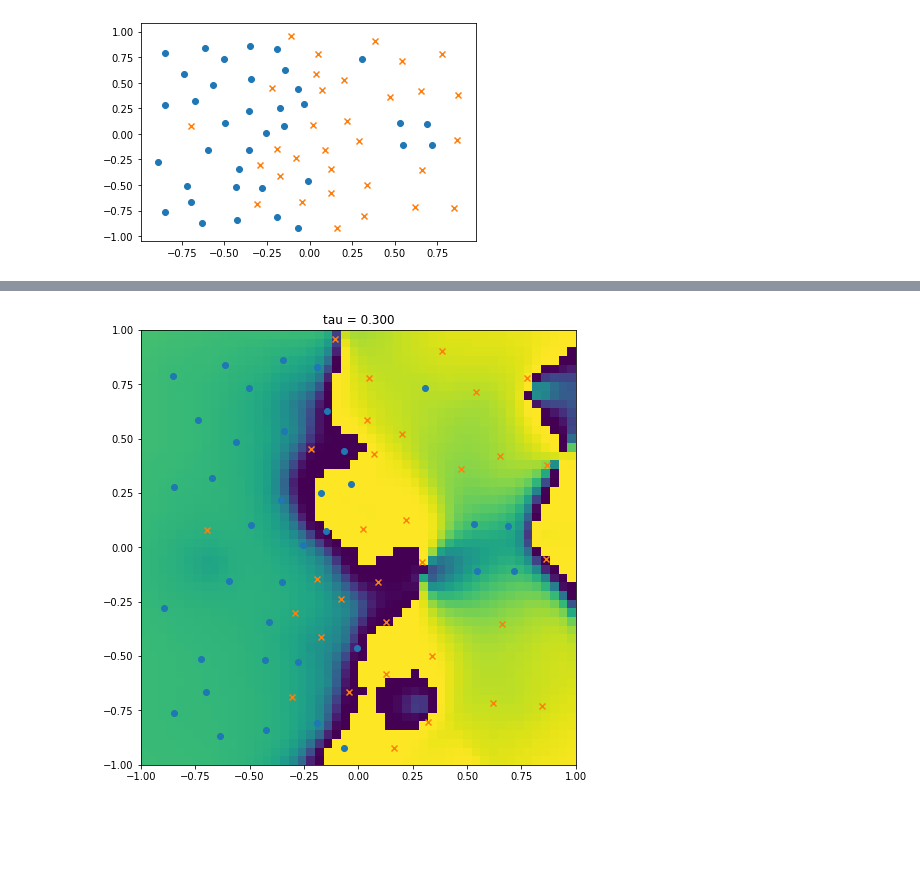
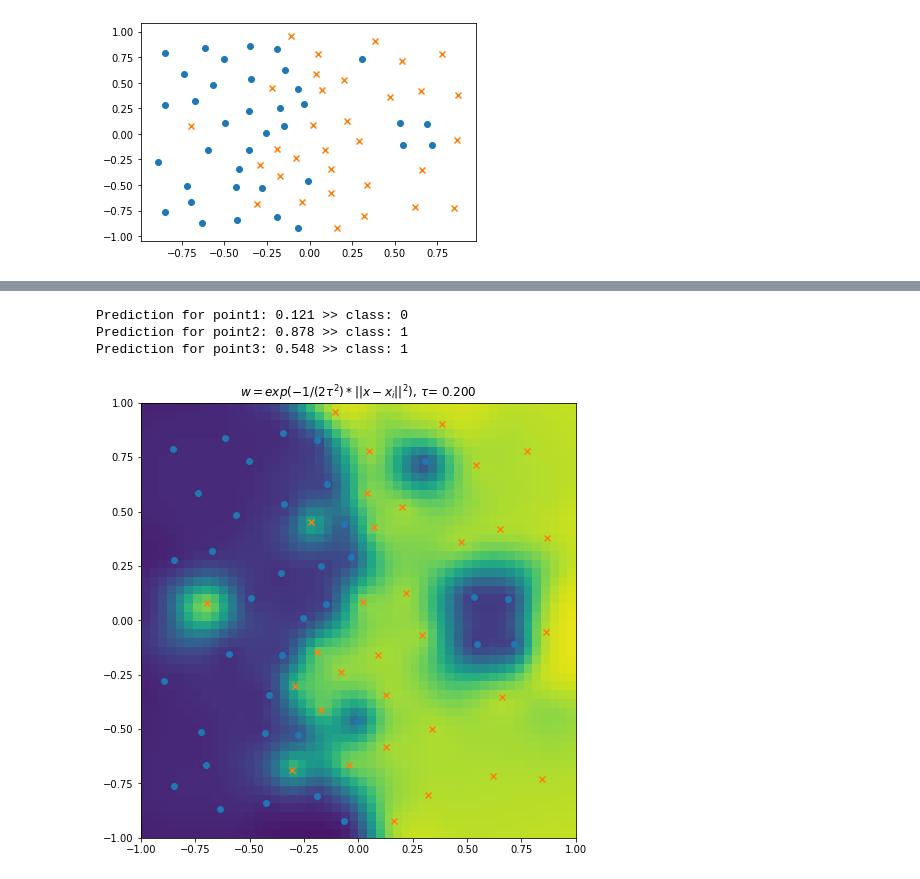
Before and after one commit to LecJackS/CS229-ML-Andrew-Ng, a Jupyter notebook: Problem Set #1.ipynb, the cells around one changed output, grey strips where cells are left out. Drawn from its saved outputs; the diff is of its cells as text; code cells hidden in the pictures; blank space fills up the shorter version.

Commit message:
Done with locally weighted logistic regression

```diff
--- a/Problem Set #1.ipynb
+++ b/Problem Set #1.ipynb
@@ -349,39 +441,41 @@ plt.show()
+# %%
+print('Prediction for point1: %.3f >> class: %d' % (lwlr(x, y, point1), round(lwlr(x, y, point1))))
+print('Prediction for point2: %.3f >> class: %d' % (lwlr(x, y, point2), round(lwlr(x, y, point2))))
+print('Prediction for point3: %.3f >> class: %d' % (lwlr(x, y, point3), round(lwlr(x, y, point3))))
+# %% [output]
+Prediction for point1: 0.121 >> class: 0
+Prediction for point2: 0.878 >> class: 1
+Prediction for point3: 0.548 >> class: 1
 # %%
-import itertools
-# plot whatever you need...
-# now, before saving to file:
 figure = plt.gcf() # get current figure
 figure.set_size_inches(8, 8)
 # when saving, specify the DPI
 
-def lwlr_grid(X, y, i, j, res, tau):
-    return locally_weighted_logistic_regression(X, y, np.asarray([2*i/(res-1)-1, 2*j/(res-1)-1]), tau)
+def lwlr_grid(X, y, i, j, res, tau, lambd):
+    return locally_weighted_logistic_regression(X, y, np.asarray([2*i/(res-1)-1, 2*j/(res-1)-1]), tau, lambd)
 
-def plot_lwlr(X, y, tau, res=50, save=False, idx=0):
-    #x = np.zeros(2)
+def plot_lwlr(X, y, tau, lambd=1e-4, res=50, save=False, idx=0):
+    # Evaluates a grid of (res x res) points (x0,x1)
+    x = np.zeros(2)
     pred = np.ndarray((res,res))
-    #for i in range(res):
-    #    for j in range(res):
-    #        x[0] = 2*i/(res-1) - 1
-    #        x[1] = 2*j/(res-1) - 1
-    #        pred[j,i] = locally_weighted_logistic_regression(X, y, x, tau)
-    pred = [lwlr_grid(X, y, i, j, res, tau) for i, j in itertools.product(range(res),range(res))]
-    pred = np.reshape(pred, (res,res), order='F')
-    #imagesc(pred, [-0.4 1.3]);
-    plt.imshow(pred, extent=[-1, 1, -1, 1])
-    #plot((res/2)*(1+X(y==0,1))+0.5, (res/2)*(1+X(y==0,2))+0.5, 'ko');
-    #plot((res/2)*(1+X(y==1,1))+0.5, (res/2)*(1+X(y==1,2))+0.5, 'kx');
+    x0s = 2*np.arange(0, res)/(res-1) - 1
+    x1s = 2*np.arange(0, res)/(res-1) - 1
+    for i in range(res):
+        for j in range(res):
+            #x[0] = 2*i/(res-1) - 1
+            #x[1] = 2*j/(res-1) - 1
+            pred[j,i] = locally_weighted_logistic_regression(X, y, [x0s[i], x1s[j]], tau, lambd)
+    plt.imshow(pred, extent=[-1, 1, -1, 1], aspect='equal', vmin=0.0, vmax=1.0, origin='lower')
     plt.scatter(X[y==0][:,0], X[y==0][:,1], marker='o')
     plt.scatter(X[y==1][:,0], X[y==1][:,1], marker='x')
-    plt.title('tau = {0:.3f}'.format(tau))
-    #text(res/2 - res/7, res + res/20, ['tau = ' num2str(tau)], 'FontSize', 18);
+    plt.title(r'$w=exp(-1/(2\tau^2) * || x-x_i||^2)$, $\tau$'+'= {0:.3f}'.format(tau))
     if save:
         plt.savefig('./animation/{}.png'.format(idx), dpi=100)
         print('Saved ./animation/{}.png'.format(idx))
         plt.close()
     else:
         plt.show()
 
-plot_lwlr(x, y, 0.3, 50)
+plot_lwlr(x, y, tau=0.2, lambd=1e-4, res=50)
 # %% [output]
-[figure, old version]
+[figure, new version]
```
Also changed, not shown: parts of 36 cells of this notebook.
